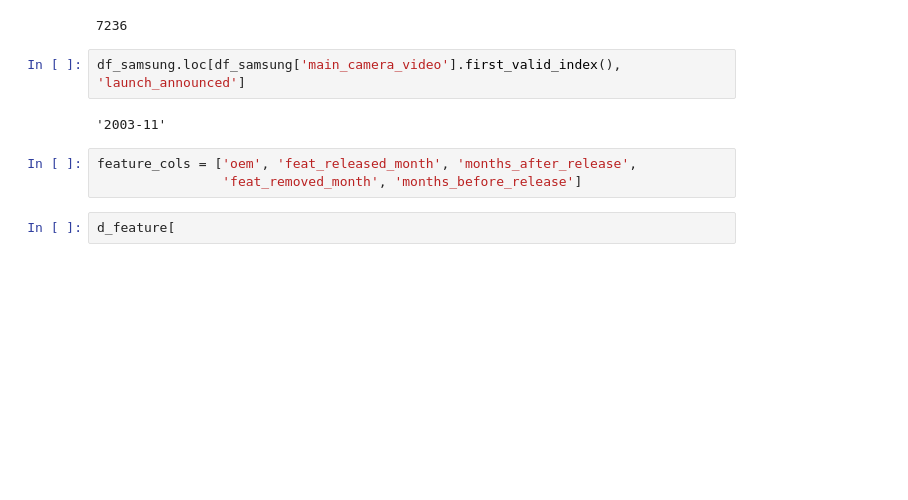
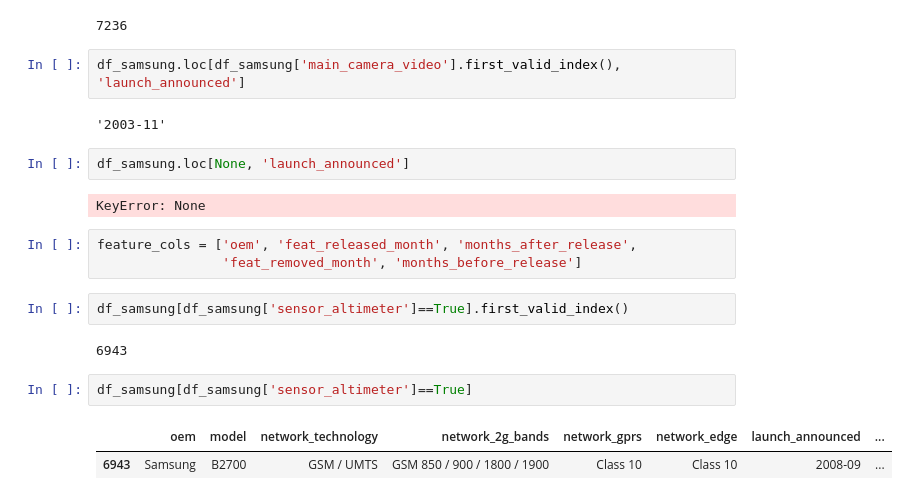
Before and after one commit to BallOfClay/cap_3, a Jupyter notebook: notebooks/Feature_Analysis.ipynb, the cells around one changed output. Drawn from its saved outputs; the diff is of its cells as text; blank space fills up the shorter version.

```diff
--- a/notebooks/Feature_Analysis.ipynb
+++ b/notebooks/Feature_Analysis.ipynb
@@ -179,8 +179,19 @@ df_samsung['main_camera_video'].first_valid_index()
 df_samsung.loc[df_samsung['main_camera_video'].first_valid_index(), 'launch_announced']
 # %% [output]
 '2003-11'
+# %%
+df_samsung.loc[None, 'launch_announced']
+# %% [output]
+KeyError: None
 # %%
 feature_cols = ['oem', 'feat_released_month', 'months_after_release',
                 'feat_removed_month', 'months_before_release']
-# %%
-d_feature[
+# %%
+df_samsung[df_samsung['sensor_altimeter']==True].first_valid_index()
+# %% [output]
+6943
+# %%
+df_samsung[df_samsung['sensor_altimeter']==True]
+# %% [output]
+|  | oem | model | network_technology | network_2g_bands | network_gprs | network_edge | launch_announced | ... |
+| 6943 | Samsung | B2700 | GSM / UMTS | GSM 850 / 900 / 1800 / 1900 | Class 10 | Class 10 | 2008-09 | ... |
```
Also changed, not shown: parts of 1 cell of this notebook, 4 other files.
